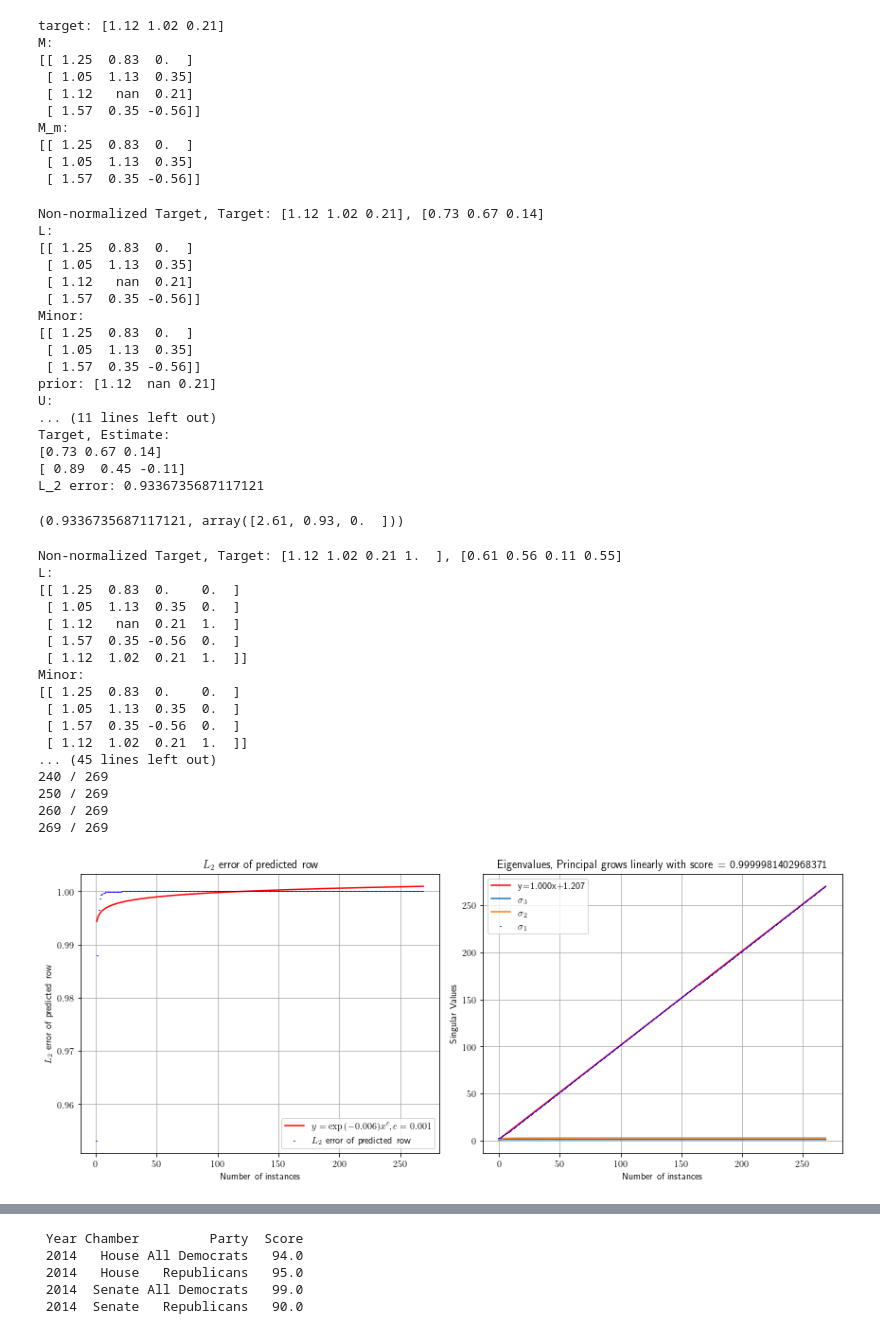
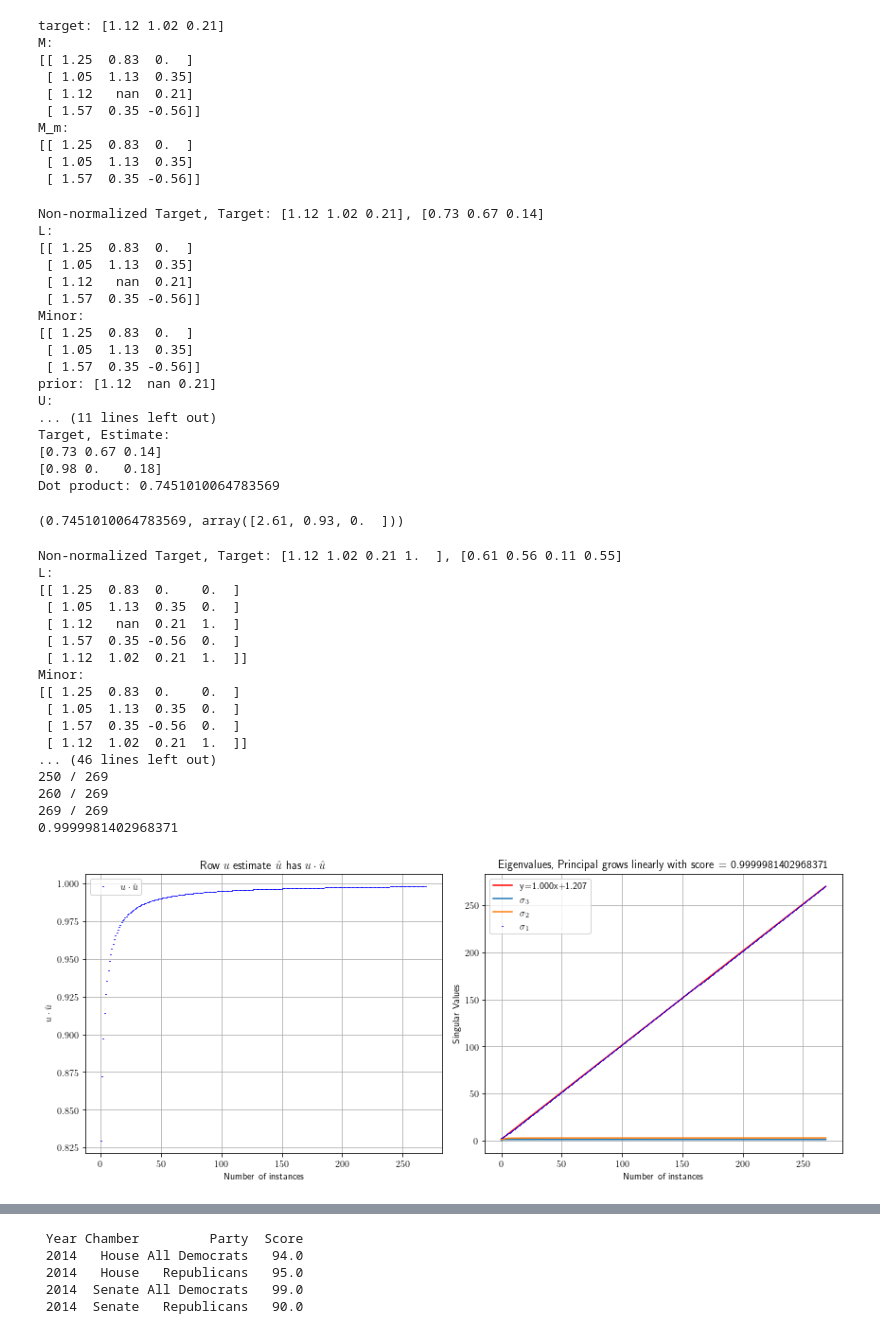
Before and after one commit to mathemonads/echochamber, a Jupyter notebook: chambers.ipynb, the cells around one changed output, grey strips where cells are left out. Cells and saved outputs as stored; diff of their text form; code cells hidden in the pictures.

```diff
--- a/chambers.ipynb
+++ b/chambers.ipynb
@@ -142,11 +142,11 @@ def fill_user(L, r=2, instances=0, threshold=-np.inf, verbose=VERBOSE, party_lin
         if not non_nan[c]:
             Vt_n = np.delete(Vt_n, c, axis=1)
     c = np.dot(x, Vt_n.T)
-    post = np.dot(c, Vt)
-    est = np.dot(c, np.dot(S, Vt))
+#     est = np.dot(c, np.dot(S, Vt))
+    est = np.dot(c, Vt)
     n = np.linalg.norm(est)
     est_norm = est / n
-    e = np.dot(est_norm, unit) # np.linalg.norm(est_norm-unit)
+    e = np.dot(unit, est_norm) # np.linalg.norm(est_norm-unit)
     if verbose > 0:
         if verbose > 1:
             print(f"Non-normalized Target, Target: {target}, {unit}")
@@ -158,7 +158,7 @@ def fill_user(L, r=2, instances=0, threshold=-np.inf, verbose=VERBOSE, party_lin
         if verbose > 1:
             print(f"V^*:\n{Vt}")
             print(f"Target, Estimate:\n{unit}\n{est_norm}")
-        print(f"L_2 error: {e}\n")
+        print(f"Dot product: {e}\n")
     return e, np.diagonal(S)
 
 fill_user(L, instances=0, verbose=2)
@@ -178,9 +178,9 @@ U:
 ... (11 lines left out)
 Target, Estimate:
 [0.73 0.67 0.14]
-[ 0.89  0.45 -0.11]
-L_2 error: 0.9336735687117121
+[0.98 0.   0.18]
+Dot product: 0.7451010064783569
-(0.9336735687117121, array([2.61, 0.93, 0.  ]))
+(0.7451010064783569, array([2.61, 0.93, 0.  ]))
 # %%
 fill_user(L, instances=1, verbose=2)
 
@@ -199,52 +199,54 @@ for instances in INSTANCES:
     Lam[instances,1] = Si[1]
     Lam[instances,2] = Si[2]
 
-l = LinearRegression().fit(np.log(INSTANCES[1:].reshape(-1,1)), np.log(e[1:]))
+l = LinearRegression().fit(INSTANCES[1:].reshape(-1,1), np.log(e[1:]))
 p = LinearRegression().fit(INSTANCES.reshape(-1,1), Lam[:,0])
 ps = p.score(INSTANCES.reshape(-1,1), Lam[:,0])
+# ls = l.score(INSTANCES[1:].reshape(-1,1), np.log(e[:1]))
+print(ps)
 
 fig,ax = plt.subplots(1,2, figsize=(12,5))
 plt.title("Plots")
 
-ax[0].plot(INSTANCES[1:], np.exp(np.log(INSTANCES[1:])*l.coef_[0] + l.intercept_), label=f"$\displaystyle y=\exp({l.intercept_:.3f})x^c, c={l.coef_[0]:.3f}$", linestyle="-", color="red")
-ax[0].scatter(INSTANCES[1:], e[1:], label=r"$L_2$ error of predicted row", marker="|", s=1, color="blue", zorder=3)
-ax[0].set_title(r"$L_2$ error of predicted row")
+# ax[0].plot(INSTANCES[1:], np.exp(np.log(INSTANCES[1:])*l.coef_[0] + l.intercept_), label=f"$\displaystyle y=\exp({l.intercept_:.3f})x^c, c={l.coef_[0]:.3f}$", linestyle="-", color="red")
+ax[0].scatter(INSTANCES[1:], e[1:], label=r"$u \cdot \hat{u}$", marker="|", s=1, color="blue", zorder=3)
+ax[0].set_title(r"Row $u$ estimate $\hat{u}$ has $u \cdot \hat{u}$")
 ax[0].set_xlabel("Number of instances")
-ax[0].set_ylabel(r"$L_2$ error of predicted row")
+ax[0].set_ylabel(r"$u \cdot \hat{u}$")
 ax[0].grid(True, which="both")
 ax[0].legend()
 
 ax[1].plot(INSTANCES, INSTANCES*p.coef_[0] + p.intercept_, label=f"y={p.coef_[0]:.3f}x+{p.intercept_:.3f}", linestyle="-", color="red")
 ax[1].plot(INSTANCES, Lam[:,2], label=r"$\sigma_3$")
 ax[1].plot(INSTANCES, Lam[:,1], label=r"$\sigma_2$")
 ax[1].scatter(INSTANCES, Lam[:,0], label=r'$\sigma_1$', marker="|", s=1, color="blue", zorder=3)
 ax[1].set_title(f"Eigenvalues, Principal grows linearly with score = {ps}")
 ax[1].set_xlabel("Number of instances")
 ax[1].set_ylabel("Singular Values")
 ax[1].grid(True, which="both")
 ax[1].legend()
 
 plt.tight_layout()
 plt.show()
 # %% [output]
 Non-normalized Target, Target: [1.12 1.02 0.21 1.  ], [0.61 0.56 0.11 0.55]
 L:
 [[ 1.25  0.83  0.    0.  ]
  [ 1.05  1.13  0.35  0.  ]
  [ 1.12   nan  0.21  1.  ]
  [ 1.57  0.35 -0.56  0.  ]
  [ 1.12  1.02  0.21  1.  ]]
 Minor:
 [[ 1.25  0.83  0.    0.  ]
  [ 1.05  1.13  0.35  0.  ]
  [ 1.57  0.35 -0.56  0.  ]
  [ 1.12  1.02  0.21  1.  ]]
-... (45 lines left out)
-240 / 269
+... (46 lines left out)
 250 / 269
 260 / 269
 269 / 269
+0.9999981402968371
-[figure, old version]
+[figure, new version]
 # %%
 instances = int(538/1)
 fill_user(L, instances=instances, verbose=1, threshold=1e-11, party_line=True)
```
Also changed, not shown: parts of 1 cell of this notebook.
